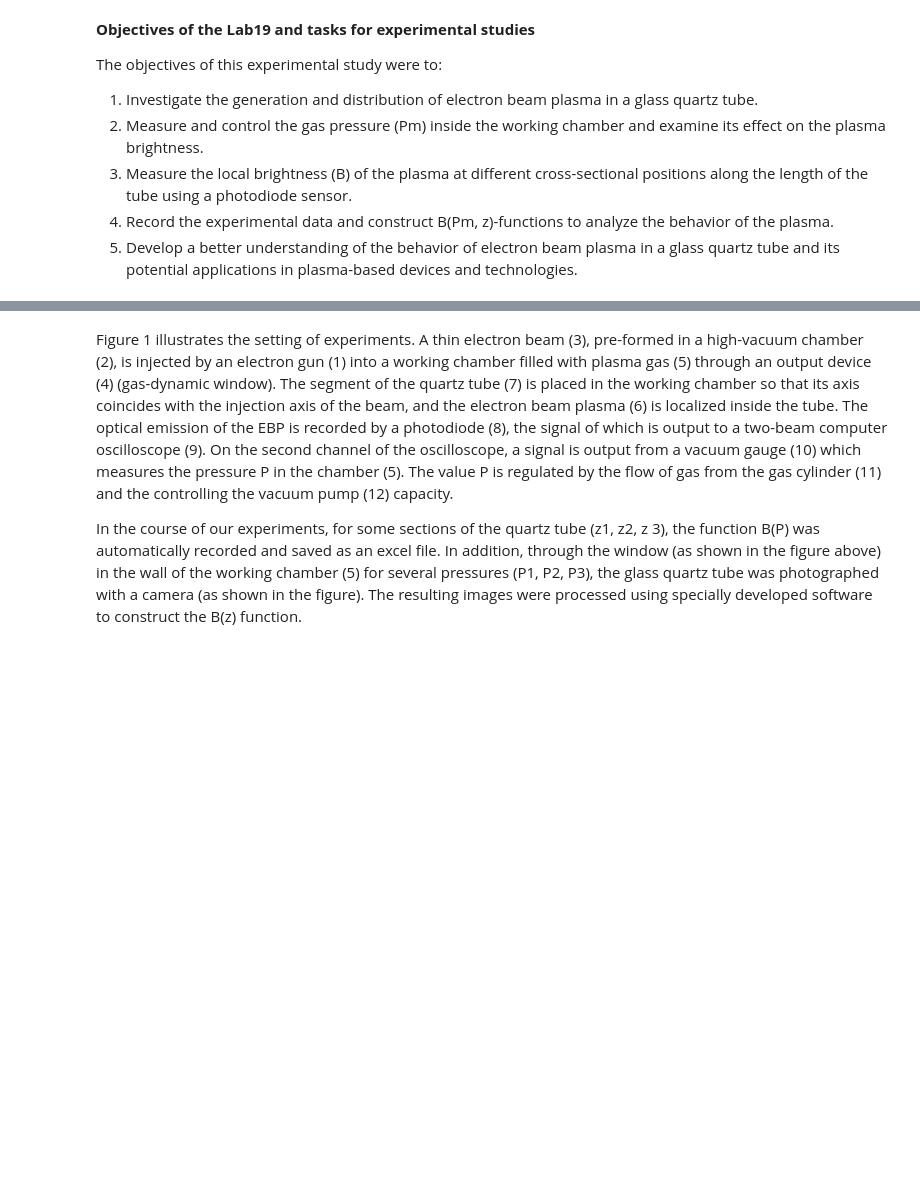
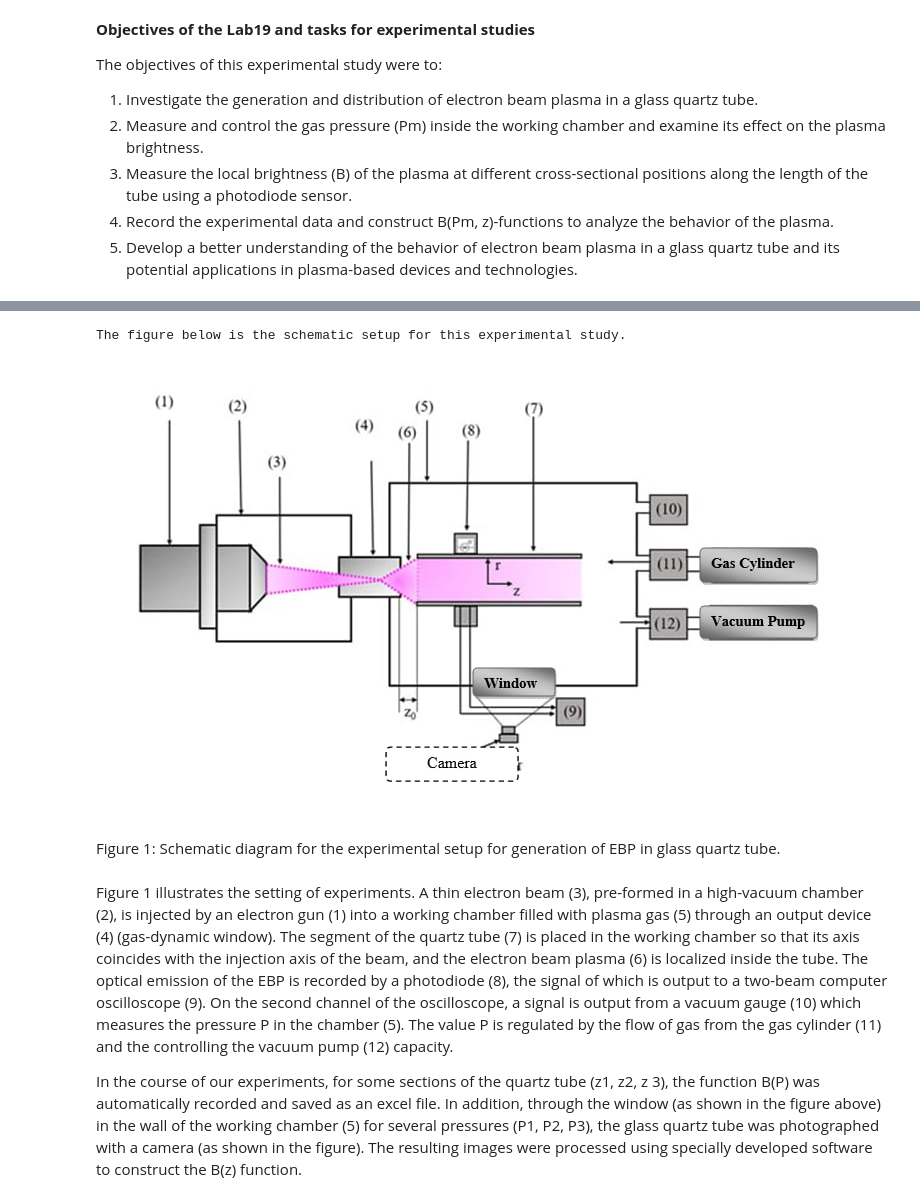
Before and after one commit to Tachia/Experimental-Studies, a Jupyter notebook: Experimental_Study_Lab_19.ipynb, the cells around one changed output, grey strips where cells are left out. Drawn from its saved outputs; the diff is of its cells as text; code cells hidden in the pictures; blank space fills up the shorter version.

```diff
--- a/Experimental_Study_Lab_19.ipynb
+++ b/Experimental_Study_Lab_19.ipynb
@@ -89,3 +125,23 @@ The figure below is the schematic setup for this experimental study.
+# %%
+#import important libraries
+import pandas as pd
+import numpy as np
+import matplotlib.pyplot as plt
+from PIL import Image
+#open the image
+img = Image.open("Lab19.jpg")
+#set the image dimension and resize it
+width = 300
+height = 200
+
+print("The figure below is the schematic setup for this experimental study.")
+#display the image
+display(img)
+# %% [output]
+The figure below is the schematic setup for this experimental study.
+[figure, added]
+# %% [markdown]
+Figure 1: Schematic diagram for the experimental setup for generation of EBP in glass quartz tube.
 # %% [markdown]
 Figure 1 illustrates the setting of experiments. A thin electron beam (3), pre-formed in a high-vacuum chamber (2), is injected by an electron gun (1) into a working chamber filled with plasma gas (5) through an output device (4) (gas-dynamic window). The segment of the quartz tube (7) is placed in the working chamber so that its axis coincides with the injection axis of the beam, and the electron beam plasma (6) is localized inside the tube. The optical emission of the EBP is recorded by a photodiode (8), the signal of which is output to a two-beam computer oscilloscope (9). On the second channel of the oscilloscope, a signal is output from a vacuum gauge (10) which measures the pressure P in the chamber (5). The value P is regulated by the flow of gas from the gas cylinder (11) and the controlling the vacuum pump (12) capacity.
 
```
Also changed, not shown: parts of 35 cells of this notebook.
